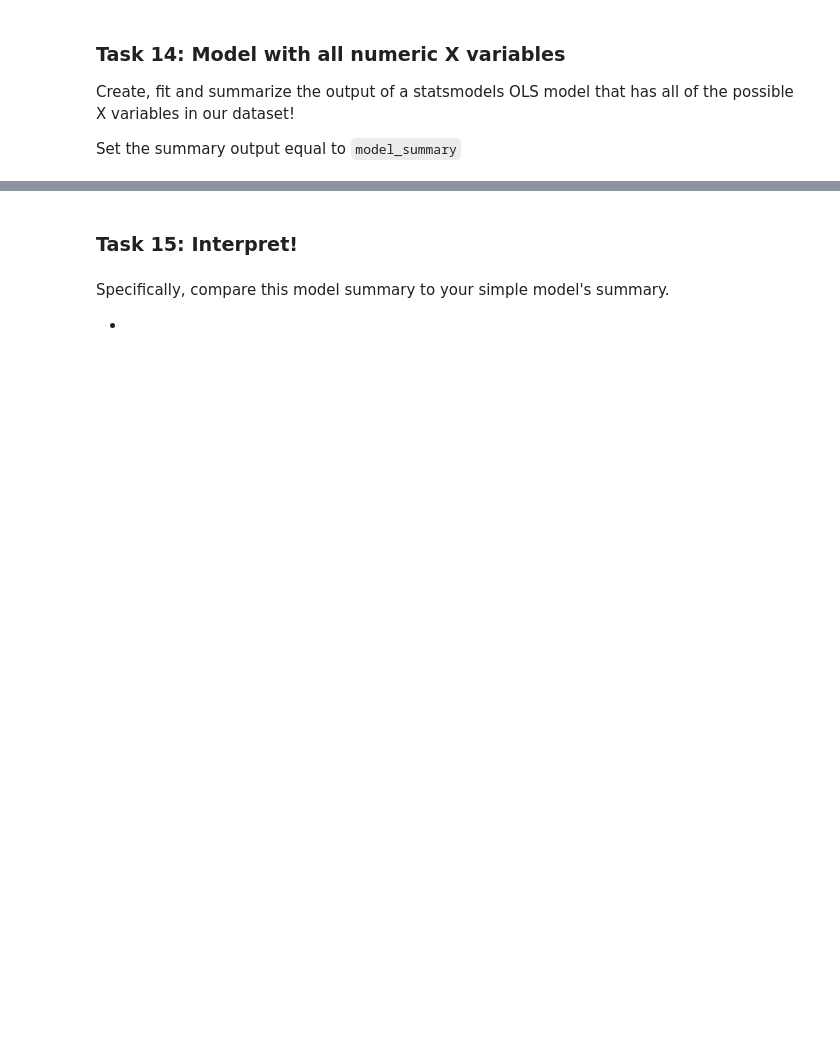
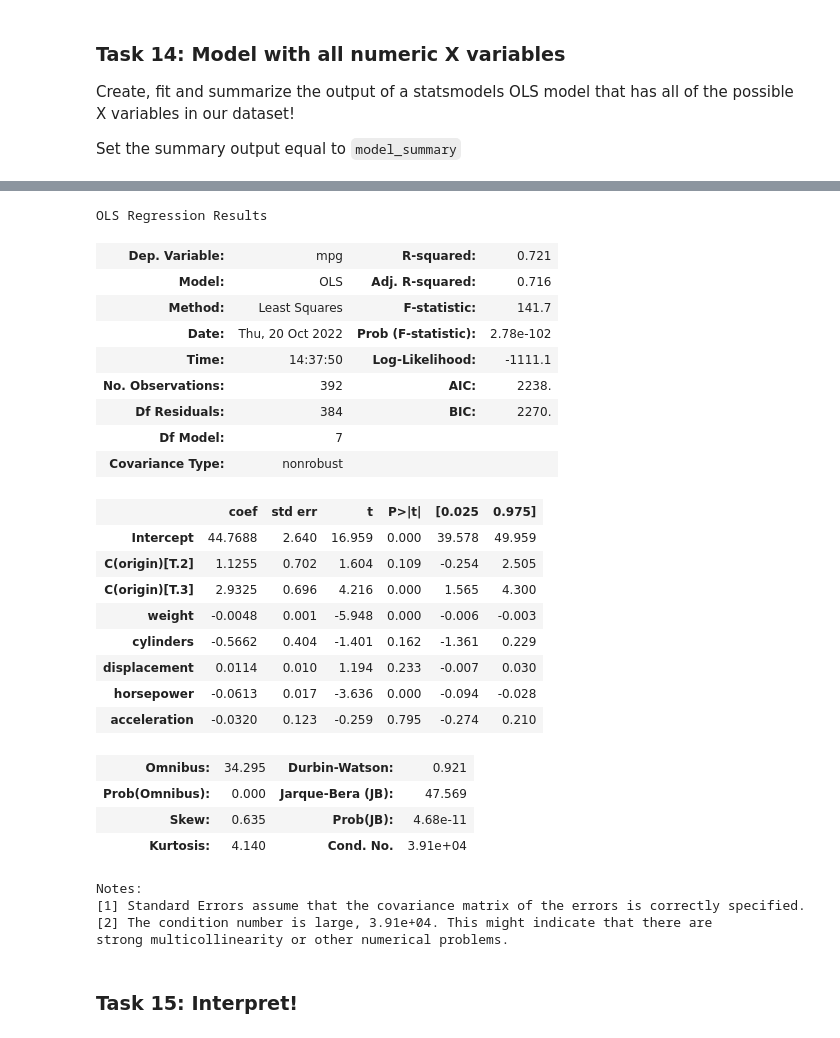
Before and after one commit to tkhendrix22/NYC-DS-091922, a Jupyter notebook: CodeChallengeReviews/Phase2/P2-Code-Challenge-Review.ipynb, the cells around one changed output, grey strips where cells are left out. Cells and saved outputs as stored; diff of their text form; code cells hidden in the pictures; blank space fills up the shorter version.

```diff
--- a/CodeChallengeReviews/Phase2/P2-Code-Challenge-Review.ipynb
+++ b/CodeChallengeReviews/Phase2/P2-Code-Challenge-Review.ipynb
@@ -319,3 +334,9 @@ from statsmodels.formula.api import ols
 # %%
 # Either define X and y (if using OLS) or define your formula (if using ols)
 # Make sure that if you use OLS to add a constant to your X!
+
+X = df['horsepower']
+y = df['mpg']
+
+#add constant and fit model
+simple_model = sm.OLS(y,sm.add_constant(X)).fit()
@@ -348,8 +392,52 @@ model_summary = None
+# %%
+# Either define X and y (if using OLS) or define your formula (if using ols)
+# Make sure that if you use OLS to add a constant to your X!
+
+#numeric_cols = ['cylinders', 'displacement', 'horsepower', 'weight', 'acceleration', 'horsepower_but_more']
+model = sm.formula.ols(formula='mpg ~ weight + cylinders + displacement + horsepower + acceleration + C(origin)', data=df)
+
+#model = sm.OLS(df['mpg'], sm.add_constant(df[numeric_cols]))
+result = model.fit()
+
+#can use this code to scale. Can also use StandardScaler. **Scale if comparing two or more coefficients
+
+#target = df['mpg']
+#predictors = df.drop('mpg',axis=1).select_dtypes("number")
+#pred_scaled = (predictors - np.mean(predictors)) / np.std(predictors)
+#model = sm.OLS(target, sm.add_constant(predictors)).fit()
+#model.summary()
+# %%
+model_summary = result.summary()
+model_summary
+# %% [output]
+OLS Regression Results
+| Dep. Variable: | mpg | R-squared: | 0.721 |
+| Model: | OLS | Adj. R-squared: | 0.716 |
+| Method: | Least Squares | F-statistic: | 141.7 |
+| Date: | Thu, 20 Oct 2022 | Prob (F-statistic): | 2.78e-102 |
+| Time: | 14:37:50 | Log-Likelihood: | -1111.1 |
+| No. Observations: | 392 | AIC: | 2238. |
+| Df Residuals: | 384 | BIC: | 2270. |
+| Df Model: | 7 |  |  |
+| Covariance Type: | nonrobust |  |  |
+|  | coef | std err | t | P>|t| | [0.025 | 0.975] |
+| Intercept | 44.7688 | 2.640 | 16.959 | 0.000 | 39.578 | 49.959 |
+| C(origin)[T.2] | 1.1255 | 0.702 | 1.604 | 0.109 | -0.254 | 2.505 |
+| C(origin)[T.3] | 2.9325 | 0.696 | 4.216 | 0.000 | 1.565 | 4.300 |
+| weight | -0.0048 | 0.001 | -5.948 | 0.000 | -0.006 | -0.003 |
+| cylinders | -0.5662 | 0.404 | -1.401 | 0.162 | -1.361 | 0.229 |
+| displacement | 0.0114 | 0.010 | 1.194 | 0.233 | -0.007 | 0.030 |
+| horsepower | -0.0613 | 0.017 | -3.636 | 0.000 | -0.094 | -0.028 |
+| acceleration | -0.0320 | 0.123 | -0.259 | 0.795 | -0.274 | 0.210 |
+| Omnibus: | 34.295 | Durbin-Watson: | 0.921 |
+| Prob(Omnibus): | 0.000 | Jarque-Bera (JB): | 47.569 |
+| Skew: | 0.635 | Prob(JB): | 4.68e-11 |
+| Kurtosis: | 4.140 | Cond. No. | 3.91e+04 |
+Notes:
+[1] Standard Errors assume that the covariance matrix of the errors is correctly specified.
+[2] The condition number is large, 3.91e+04. This might indicate that there are
+strong multicollinearity or other numerical problems.
 # %% [markdown]
 ### Task 15: Interpret!
 # %%
 # call_on_students(1)
-# %% [markdown]
-Specifically, compare this model summary to your simple model's summary.
-
--
```
Also changed, not shown: parts of 17 cells of this notebook.
